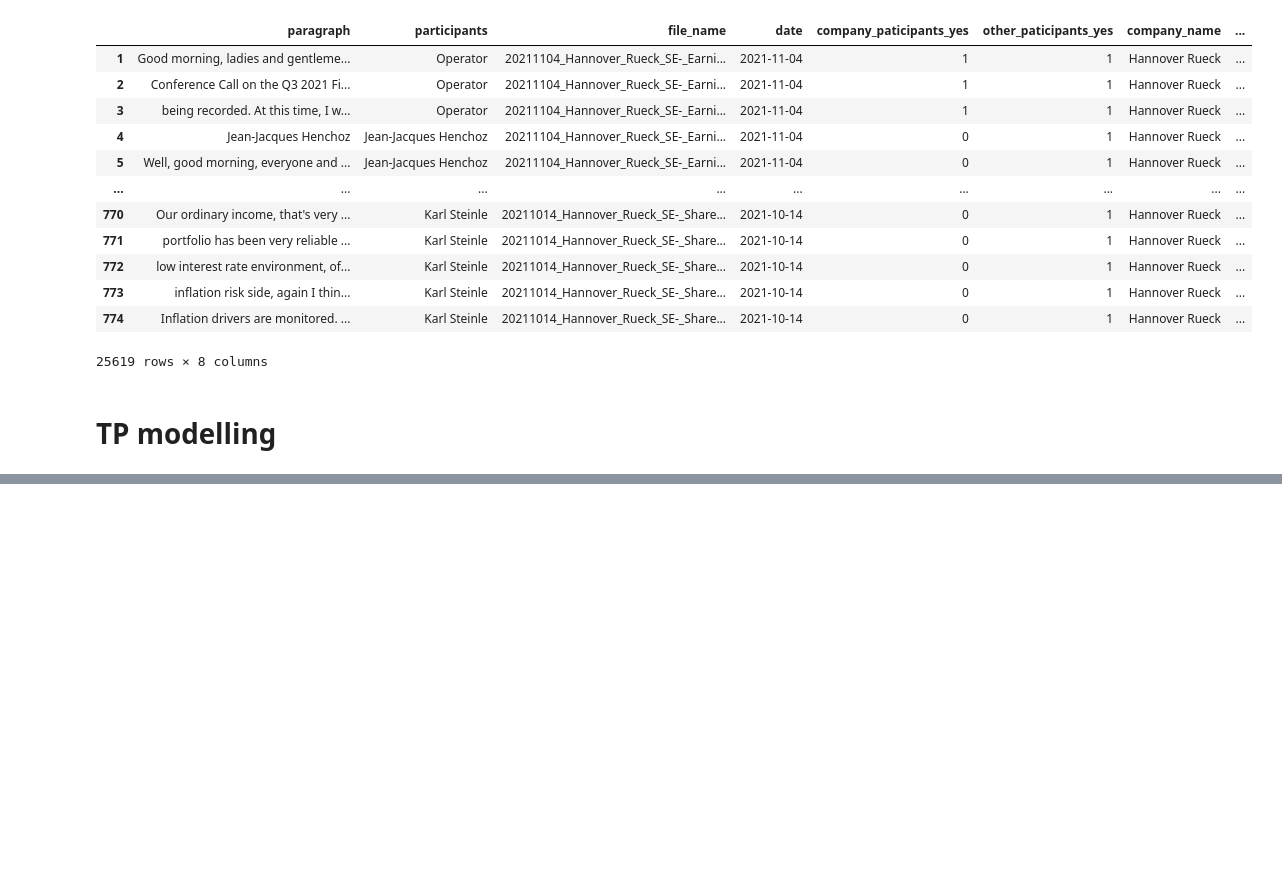
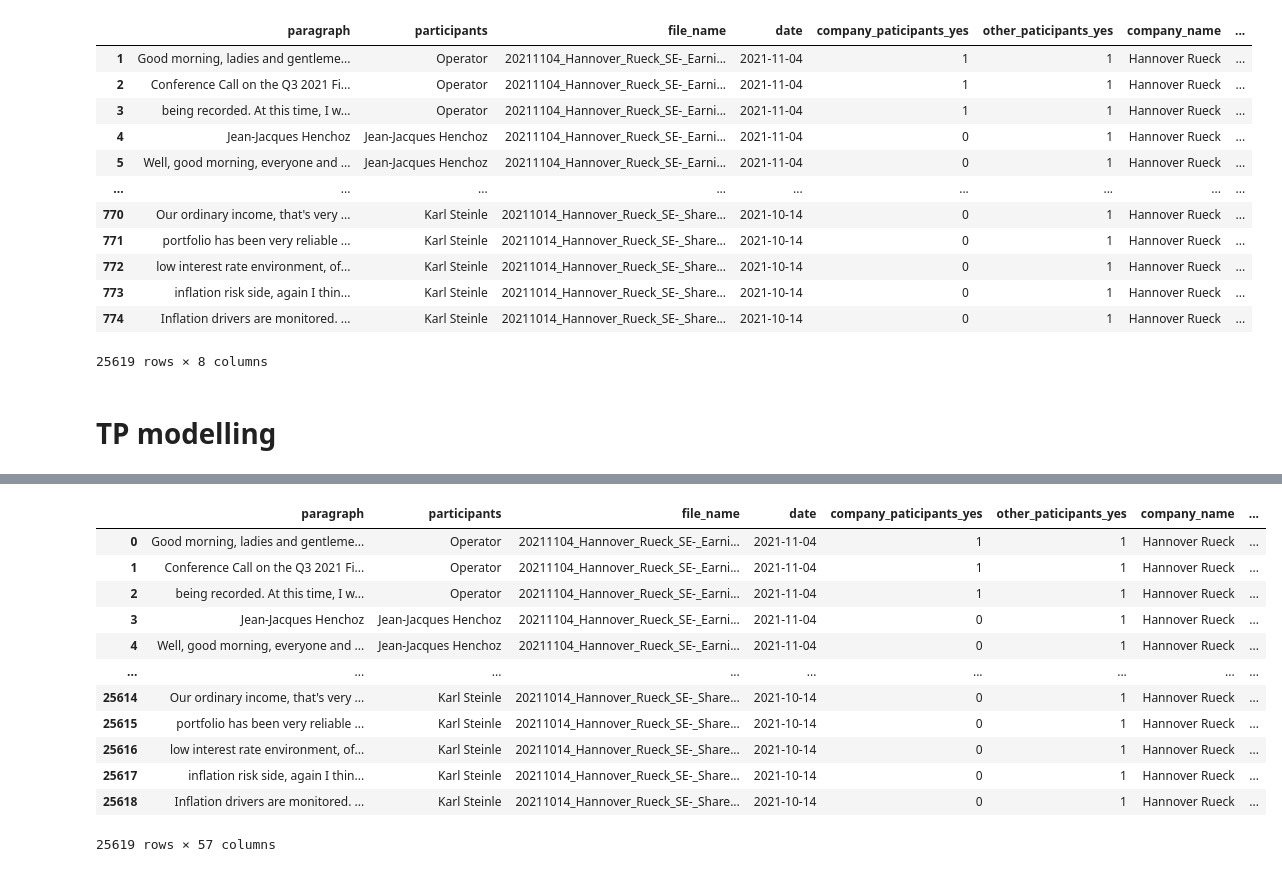
Before and after one commit to BoE-ARP-Bayes-MSc-BA/BoE_ARP_test01, a Jupyter notebook: BoE_Present_Model/model.ipynb, the cells around one changed output, grey strips where cells are left out. Drawn from its saved outputs; the diff is of its cells as text; code cells hidden in the pictures; blank space fills up the shorter version.

```diff
--- a/BoE_Present_Model/model.ipynb
+++ b/BoE_Present_Model/model.ipynb
@@ -509,0 +784,19 @@ model_df
+# %%
+model_df['tokens'] = clean_text['tokens']
+# concat the td tp model_df
+model_df = pd.concat([model_df, td], axis=1)
+model_df
+# %% [output]
+|  | paragraph | participants | file_name | date | company_paticipants_yes | other_paticipants_yes | company_name | ... |
+| 0 | Good morning, ladies and gentleme... | Operator | 20211104_Hannover_Rueck_SE-_Earni... | 2021-11-04 | 1 | 1 | Hannover Rueck | ... |
+| 1 | Conference Call on the Q3 2021 Fi... | Operator | 20211104_Hannover_Rueck_SE-_Earni... | 2021-11-04 | 1 | 1 | Hannover Rueck | ... |
+| 2 | being recorded. At this time, I w... | Operator | 20211104_Hannover_Rueck_SE-_Earni... | 2021-11-04 | 1 | 1 | Hannover Rueck | ... |
+| 3 | Jean-Jacques Henchoz | Jean-Jacques Henchoz | 20211104_Hannover_Rueck_SE-_Earni... | 2021-11-04 | 0 | 1 | Hannover Rueck | ... |
+| 4 | Well, good morning, everyone and ... | Jean-Jacques Henchoz | 20211104_Hannover_Rueck_SE-_Earni... | 2021-11-04 | 0 | 1 | Hannover Rueck | ... |
+| ... | ... | ... | ... | ... | ... | ... | ... | ... |
+| 25614 | Our ordinary income, that's very ... | Karl Steinle | 20211014_Hannover_Rueck_SE-_Share... | 2021-10-14 | 0 | 1 | Hannover Rueck | ... |
+| 25615 | portfolio has been very reliable ... | Karl Steinle | 20211014_Hannover_Rueck_SE-_Share... | 2021-10-14 | 0 | 1 | Hannover Rueck | ... |
+| 25616 | low interest rate environment, of... | Karl Steinle | 20211014_Hannover_Rueck_SE-_Share... | 2021-10-14 | 0 | 1 | Hannover Rueck | ... |
+| 25617 | inflation risk side, again I thin... | Karl Steinle | 20211014_Hannover_Rueck_SE-_Share... | 2021-10-14 | 0 | 1 | Hannover Rueck | ... |
+| 25618 | Inflation drivers are monitored. ... | Karl Steinle | 20211014_Hannover_Rueck_SE-_Share... | 2021-10-14 | 0 | 1 | Hannover Rueck | ... |
+25619 rows × 57 columns
```
Also changed, not shown: parts of 12 cells of this notebook, 2 other files.
